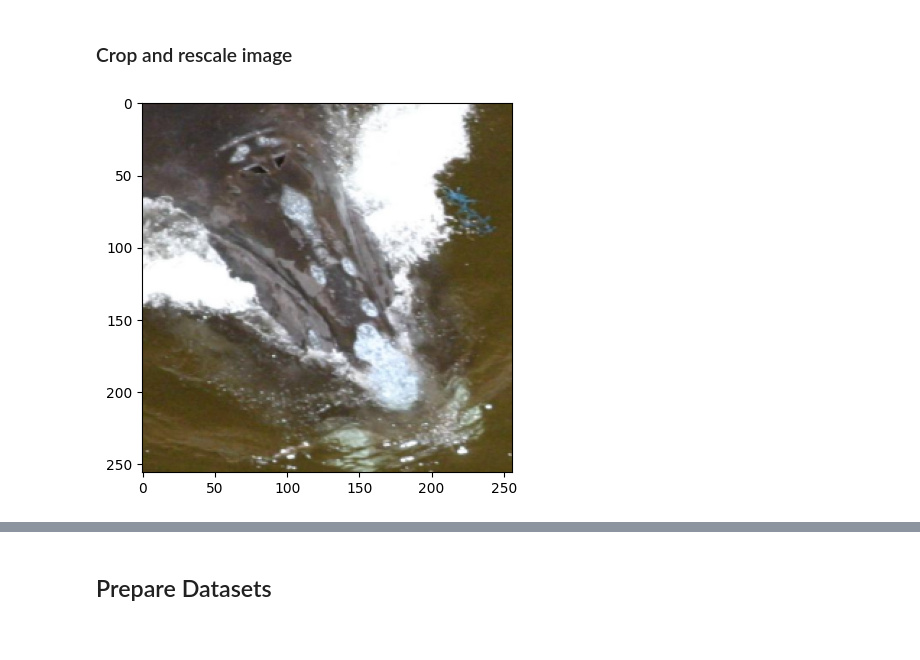
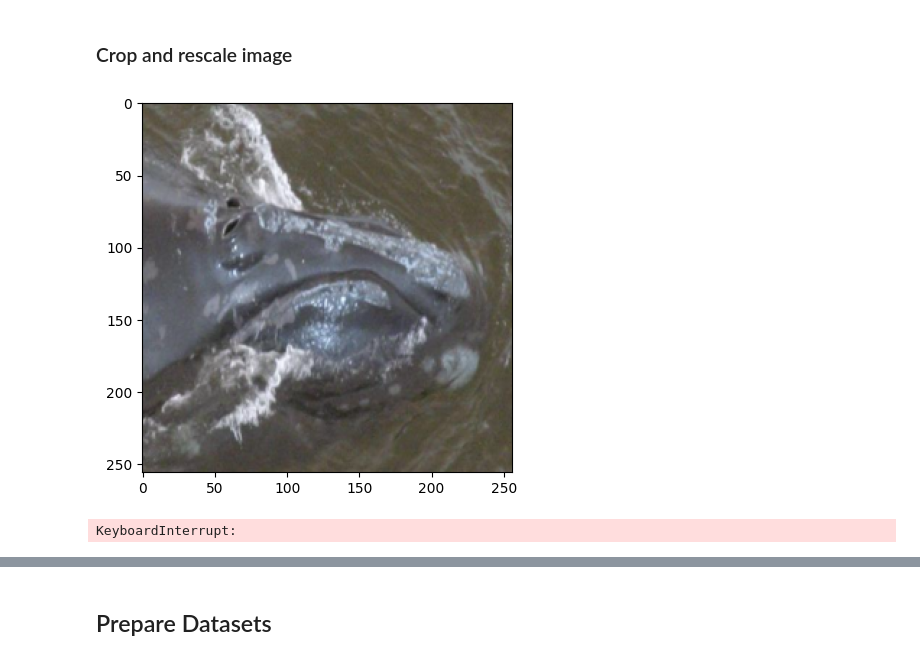
Before and after one commit to HSLU-Projects/ARTIFIN, a Jupyter notebook: WhaleDetection.ipynb, the cells around one changed output, grey strips where cells are left out. Saved outputs shown, nothing was run; the diff lists cells and outputs as text; code cells hidden in the pictures.

Commit message:
feat: added image cropping

```diff
--- a/WhaleDetection.ipynb
+++ b/WhaleDetection.ipynb
@@ -83,19 +83,19 @@ plt.show()
 # %%
 # Crop and rescale images
 # visualize your prediction
-image_path = os.path.join(image_dir, data['Image'][470])
+image_path = os.path.join(image_dir, data['Image'][600])
 
 image = cv2.imread(image_path)
 
 predictions = model.predict(image_path, confidence=40, overlap=30).json()
 
 for bounding_box in predictions["predictions"]:
     x0 = bounding_box['x'] - bounding_box['width'] / 2
     x1 = bounding_box['x'] + bounding_box['width'] / 2
     y0 = bounding_box['y'] - bounding_box['height'] / 2
     y1 = bounding_box['y'] + bounding_box['height'] / 2
     cropped = image[int(y0):int(y1), int(x0):int(x1)]
     resized = cv2.resize(cropped, (256,256), interpolation = cv2.INTER_AREA)
     plt.imshow(resized)
 # %% [output]
-[figure, old version]
+[figure, new version]
@@ -101,0 +118,5 @@ for bounding_box in predictions["predictions"]:
+# %%
+for _, row in data.iterrows():
+    img_pred_rescale_write(row['Image'])
+# %% [output]
+KeyboardInterrupt:
```
Also changed, not shown: parts of 9 cells of this notebook.
